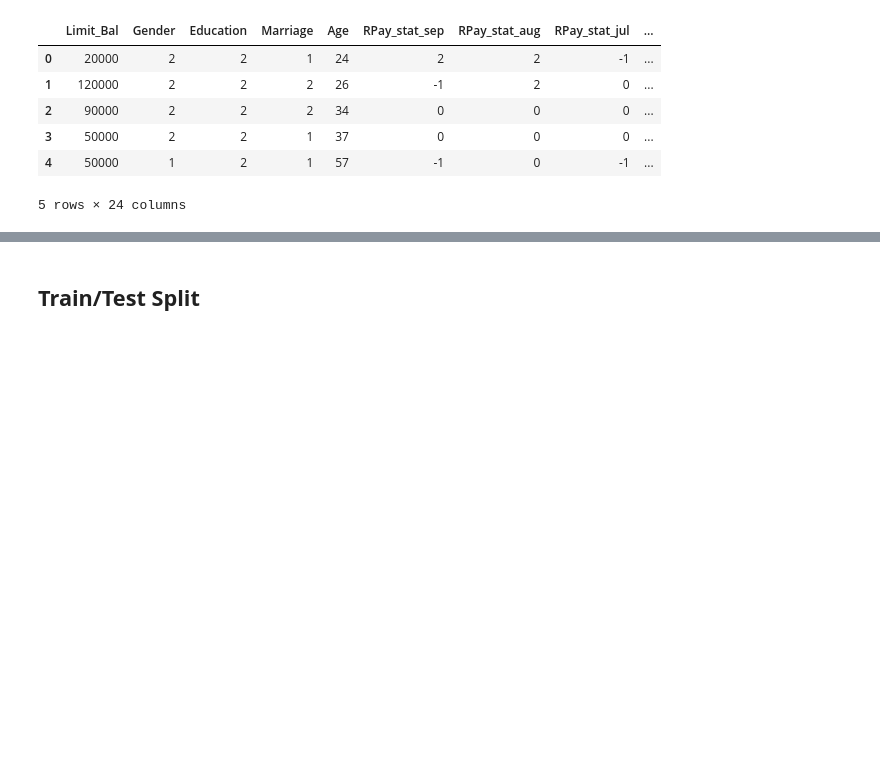
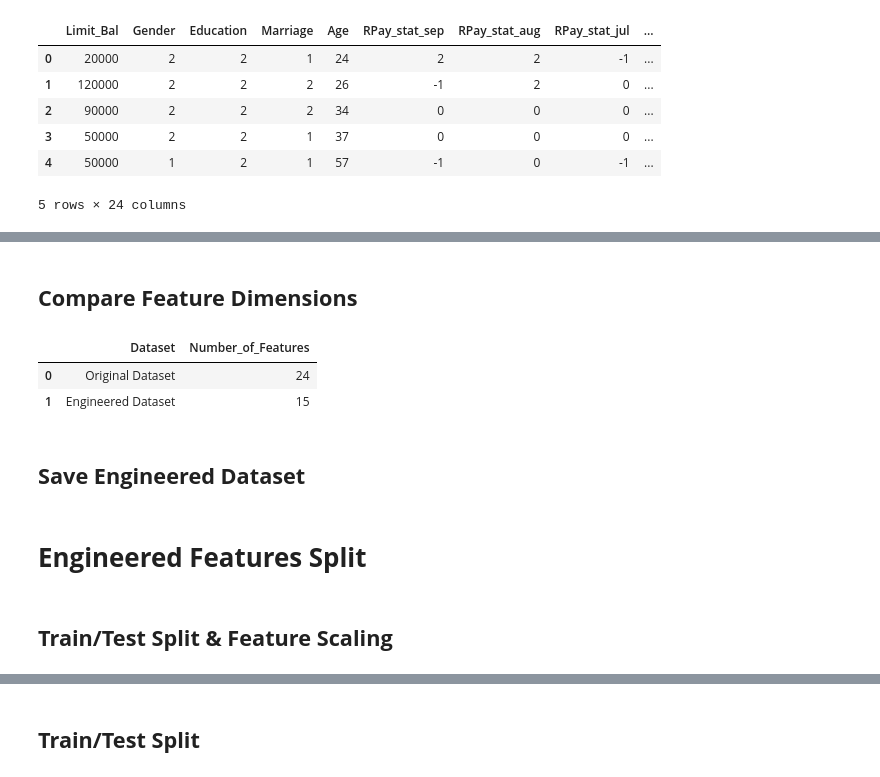
Before and after one commit to MidoHossam14/SmartFinance-SVM, a Jupyter notebook: notebook/2_preprocessing.ipynb, the cells around one changed output, grey strips where cells are left out. Cells and saved outputs as stored; diff of their text form; code cells hidden in the pictures; blank space fills up the shorter version.

```diff
--- a/notebook/2_preprocessing.ipynb
+++ b/notebook/2_preprocessing.ipynb
@@ -37,0 +202,29 @@ df.head()
+# %%
+df_engineered = df_engineered.drop(
+    columns=
+    repayment_cols +
+    bill_cols +
+    payment_cols
+)
+# %% [markdown]
+## **Compare Feature Dimensions**
+# %%
+comparison_df = pd.DataFrame({
+    'Dataset': [
+        'Original Dataset',
+        'Engineered Dataset'
+    ],
+
+    'Number_of_Features': [
+        df.shape[1],
+        df_engineered.shape[1]
+    ]
+})
+
+comparison_df
+# %% [output]
+|  | Dataset | Number_of_Features |
+| 0 | Original Dataset | 24 |
+| 1 | Engineered Dataset | 15 |
+# %% [markdown]
+## **Save Engineered Dataset**
@@ -37,0 +236,2 @@ df.head()
+# %% [markdown]
+# **Engineered Features Split**
@@ -37,0 +242,2 @@ df.head()
+# %% [markdown]
+## **Train/Test Split & Feature Scaling**
```
Also changed, not shown: parts of 26 cells of this notebook.
